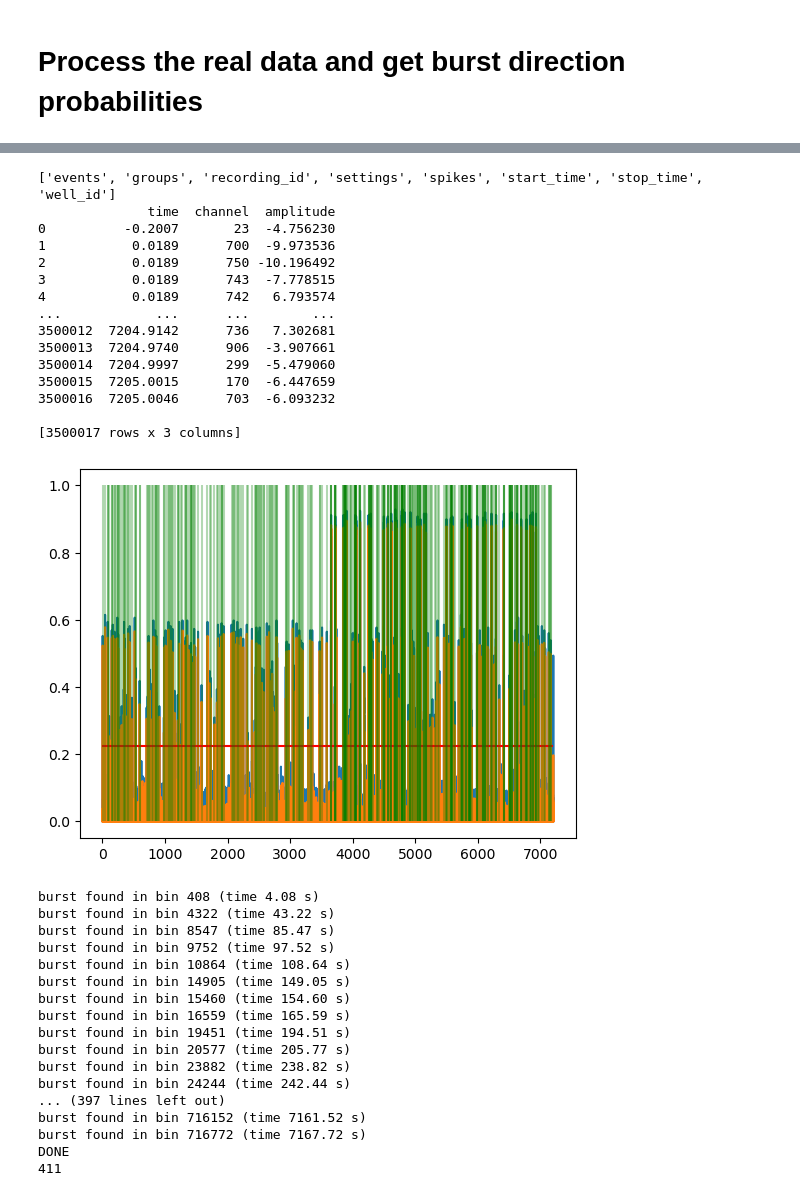
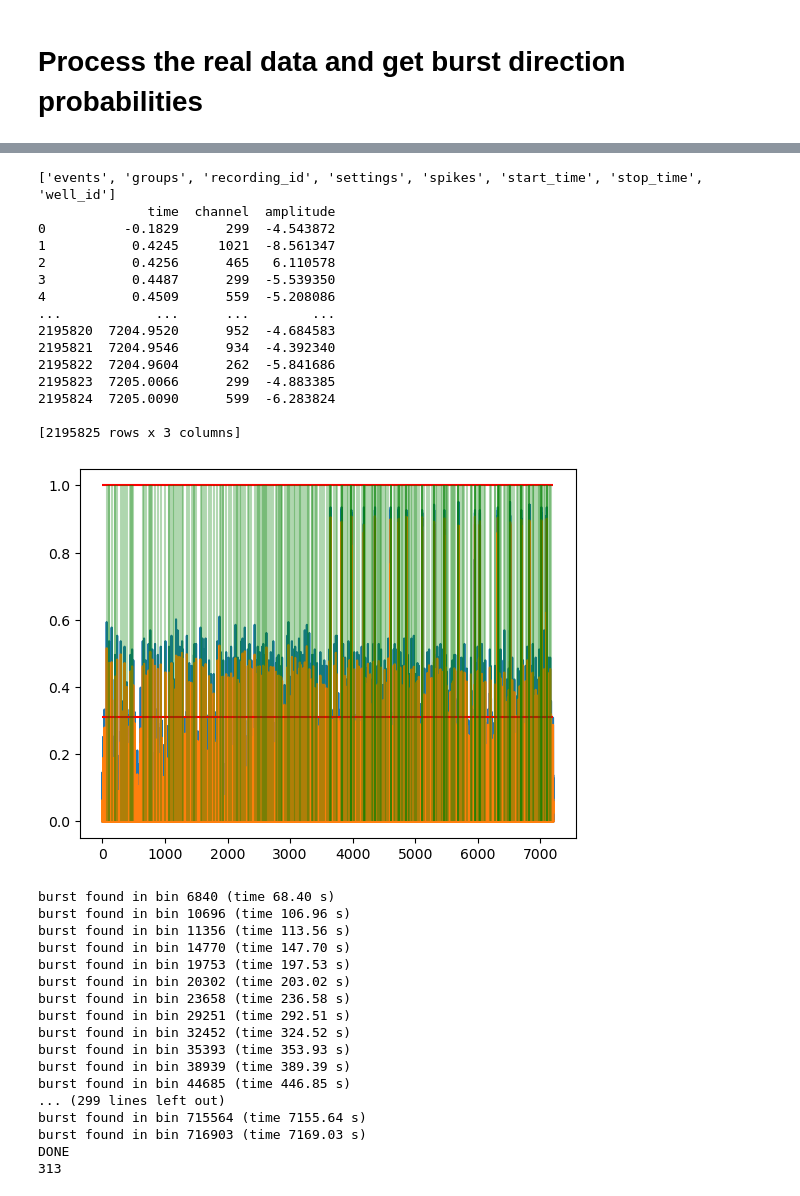
Before and after one commit to Holistic-Agential-Learning/HAL, a Jupyter notebook: analysis/mouse_1d_analysis 2h.ipynb, the cells around one changed output, grey strips where cells are left out. Drawn from its saved outputs; the diff is of its cells as text; code cells hidden in the pictures.

Commit message:
analysis uses raw data

```diff
--- a/analysis/mouse_1d_analysis 2h.ipynb
+++ b/analysis/mouse_1d_analysis 2h.ipynb
@@ -17,15 +21,15 @@ from wes_analysis import Burst
 homedir=os.path.expanduser("~")
 
 filepath = "/run/user/1001/gvfs/smb-share:server=rstore.it.tufts.edu,share=as_rsch_levinlab_wclawson01$/Experimental Data/Summer 2024/mouse_1d/7-9 mouse_1d_test/7/well4/"
-#filepath = "/run/user/1001/gvfs/smb-share:server=rstore.it.tufts.edu,share=as_rsch_levinlab_wclawson01$/Experimental Data/Summer 2024/mouse_1d/2h_7-12/M07484/240712/4/well4/"
+filepath = "/run/user/1001/gvfs/smb-share:server=rstore.it.tufts.edu,share=as_rsch_levinlab_wclawson01$/Experimental Data/Summer 2024/mouse_1d/2h_7-12/M07484/240712/4/well4/"
 
-#filename = "2h_7-12_well_4"
-filename = "2h_well_4"
+filename = "2h_7-12_well_4"
+#filename = "2h_well_4"
 filetag = ".raw.h5"
 datapath = homedir + "/Documents/HAL/data/wes_analysis/"
 well_no = 4
 recording_no = 0
 # %%
-events = m1da.load_events(filepath + filename + filetag, well_no)
+events = mla.load_events(filepath + filename + filetag, well_no)
 display(events)
 # %% [output]
@@ -264,37 +266,37 @@ display(full_movement_df)
 # %%
-burst_dict = wes.find_bursts(filepath, filename, well_no, recording_no, burst_thresh = 5, datapath = datapath)
-print(len(burst_dict))
+burst_list = m1da.find_bursts(filepath, filename, well_no, recording_no, burst_thresh = 8, datapath = datapath, stim_thresh = 1) # don't filter out stimulations by burst size - do it with events.
+print(len(burst_list))
 # %% [output]
 ['events', 'groups', 'recording_id', 'settings', 'spikes', 'start_time', 'stop_time', 'well_id']
               time  channel  amplitude
-0          -0.2007       23  -4.756230
-1           0.0189      700  -9.973536
-2           0.0189      750 -10.196492
-3           0.0189      743  -7.778515
-4           0.0189      742   6.793574
+0          -0.1829      299  -4.543872
+1           0.4245     1021  -8.561347
+2           0.4256      465   6.110578
+3           0.4487      299  -5.539350
+4           0.4509      559  -5.208086
 ...            ...      ...        ...
-3500012  7204.9142      736   7.302681
-3500013  7204.9740      906  -3.907661
-3500014  7204.9997      299  -5.479060
-3500015  7205.0015      170  -6.447659
-3500016  7205.0046      703  -6.093232
+2195820  7204.9520      952  -4.684583
+2195821  7204.9546      934  -4.392340
+2195822  7204.9604      262  -5.841686
+2195823  7205.0066      299  -4.883385
+2195824  7205.0090      599  -6.283824
 
-[3500017 rows x 3 columns]
+[2195825 rows x 3 columns]
-[figure, old version]
+[figure, new version]
-burst found in bin 408 (time 4.08 s)
-burst found in bin 4322 (time 43.22 s)
-burst found in bin 8547 (time 85.47 s)
-burst found in bin 9752 (time 97.52 s)
-burst found in bin 10864 (time 108.64 s)
-burst found in bin 14905 (time 149.05 s)
-burst found in bin 15460 (time 154.60 s)
-burst found in bin 16559 (time 165.59 s)
-burst found in bin 19451 (time 194.51 s)
-burst found in bin 20577 (time 205.77 s)
-burst found in bin 23882 (time 238.82 s)
-burst found in bin 24244 (time 242.44 s)
-... (397 lines left out)
-burst found in bin 716152 (time 7161.52 s)
-burst found in bin 716772 (time 7167.72 s)
+burst found in bin 6840 (time 68.40 s)
+burst found in bin 10696 (time 106.96 s)
+burst found in bin 11356 (time 113.56 s)
+burst found in bin 14770 (time 147.70 s)
+burst found in bin 19753 (time 197.53 s)
+burst found in bin 20302 (time 203.02 s)
+burst found in bin 23658 (time 236.58 s)
+burst found in bin 29251 (time 292.51 s)
+burst found in bin 32452 (time 324.52 s)
+burst found in bin 35393 (time 353.93 s)
+burst found in bin 38939 (time 389.39 s)
+burst found in bin 44685 (time 446.85 s)
+... (299 lines left out)
+burst found in bin 715564 (time 7155.64 s)
+burst found in bin 716903 (time 7169.03 s)
 DONE
-411
+313
```
Also changed, not shown: parts of 19 cells of this notebook, 3 other files.
